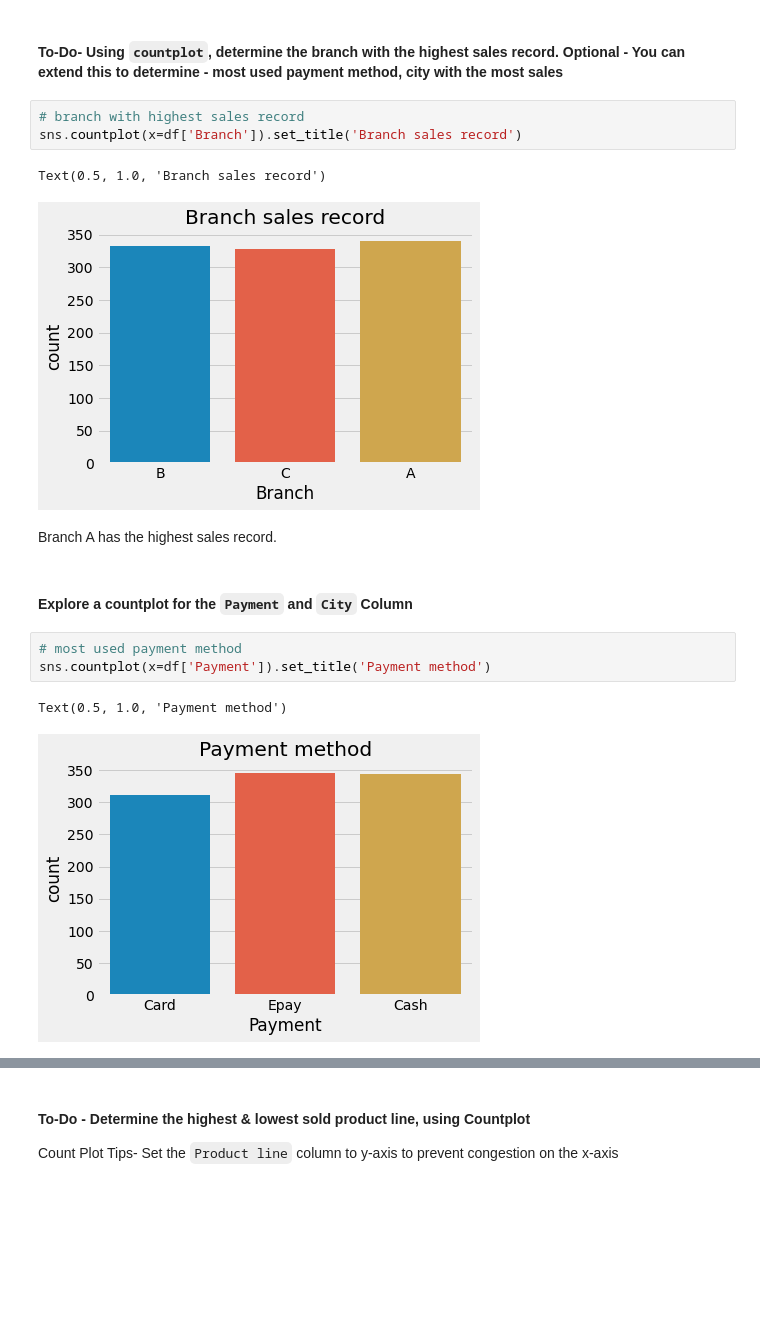
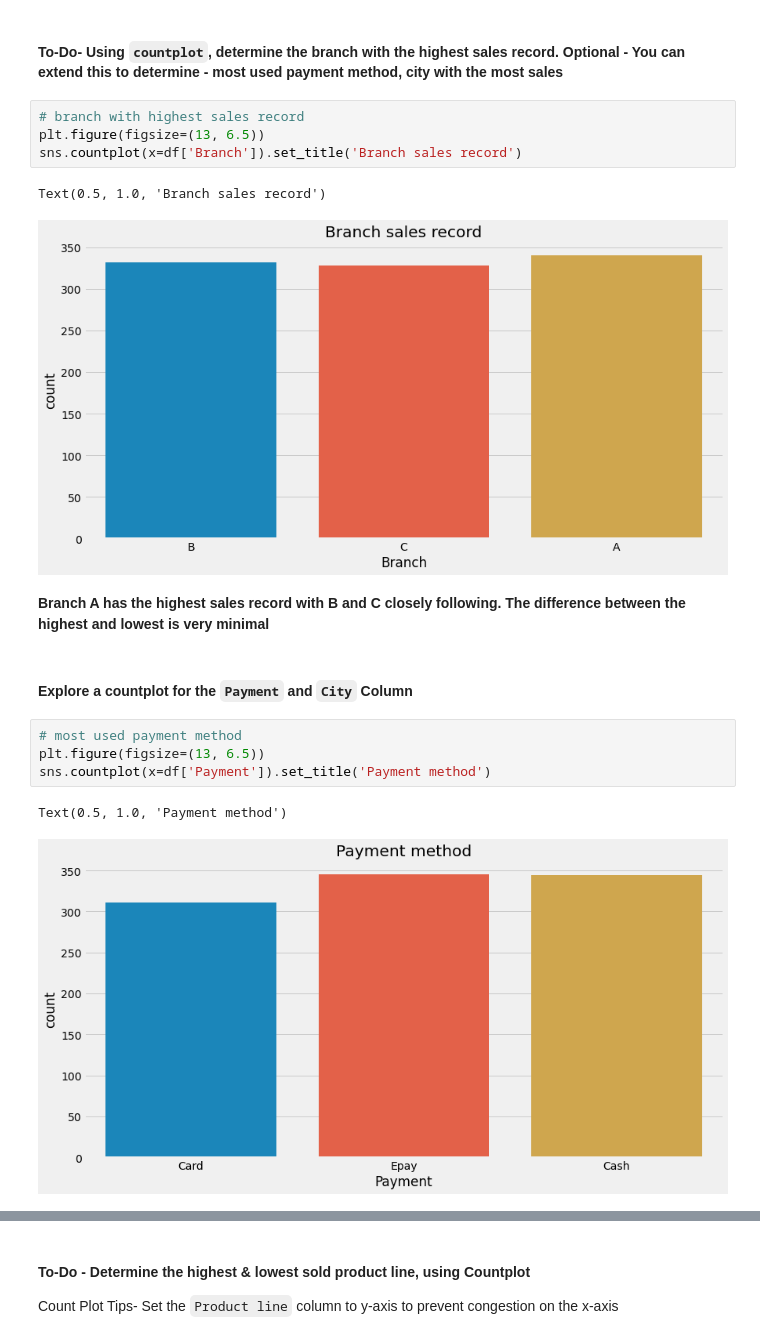
Before and after one commit to khaiyra/Data-Analysis-Project, a Jupyter notebook: Starter_notebook.ipynb, the cells around one changed output, grey strips where cells are left out. Drawn from its saved outputs; the diff is of its cells as text; blank space fills up the shorter version.

```diff
--- a/Starter_notebook.ipynb
+++ b/Starter_notebook.ipynb
@@ -496,18 +492,20 @@ In this section, you will provide answer to some questions by generating charts
 #### To-Do- Using `countplot`, determine the branch with the highest sales record. Optional - You can extend this to determine - most used payment method, city with the most sales
 # %%
 # branch with highest sales record
+plt.figure(figsize=(13, 6.5))
 sns.countplot(x=df['Branch']).set_title('Branch sales record')
 # %% [output]
 Text(0.5, 1.0, 'Branch sales record')
-[figure, old version]
+[figure, new version]
-# %% [markdown]
-Branch A has the highest sales record.
+# %% [markdown]
+**Branch A has the highest sales record with B and C closely following. The difference between the highest and lowest is very minimal**
 # %% [markdown]
 #### Explore a countplot for the `Payment` and `City` Column
 # %%
 # most used payment method
+plt.figure(figsize=(13, 6.5))
 sns.countplot(x=df['Payment']).set_title('Payment method')
 # %% [output]
 Text(0.5, 1.0, 'Payment method')
-[figure, old version]
+[figure, new version]
 # %% [markdown]
```
Also changed, not shown: parts of 44 cells of this notebook, 1 other file.
